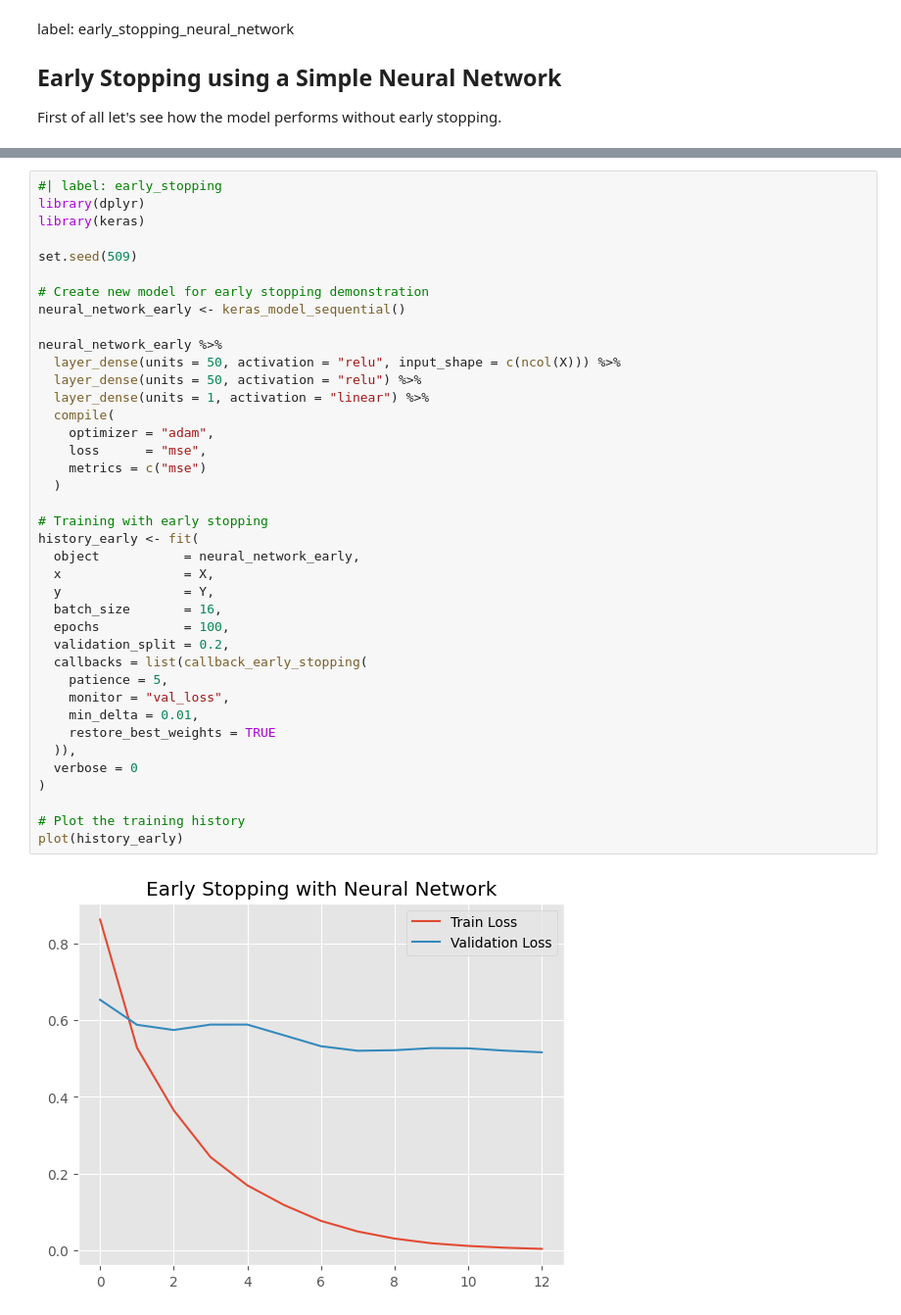
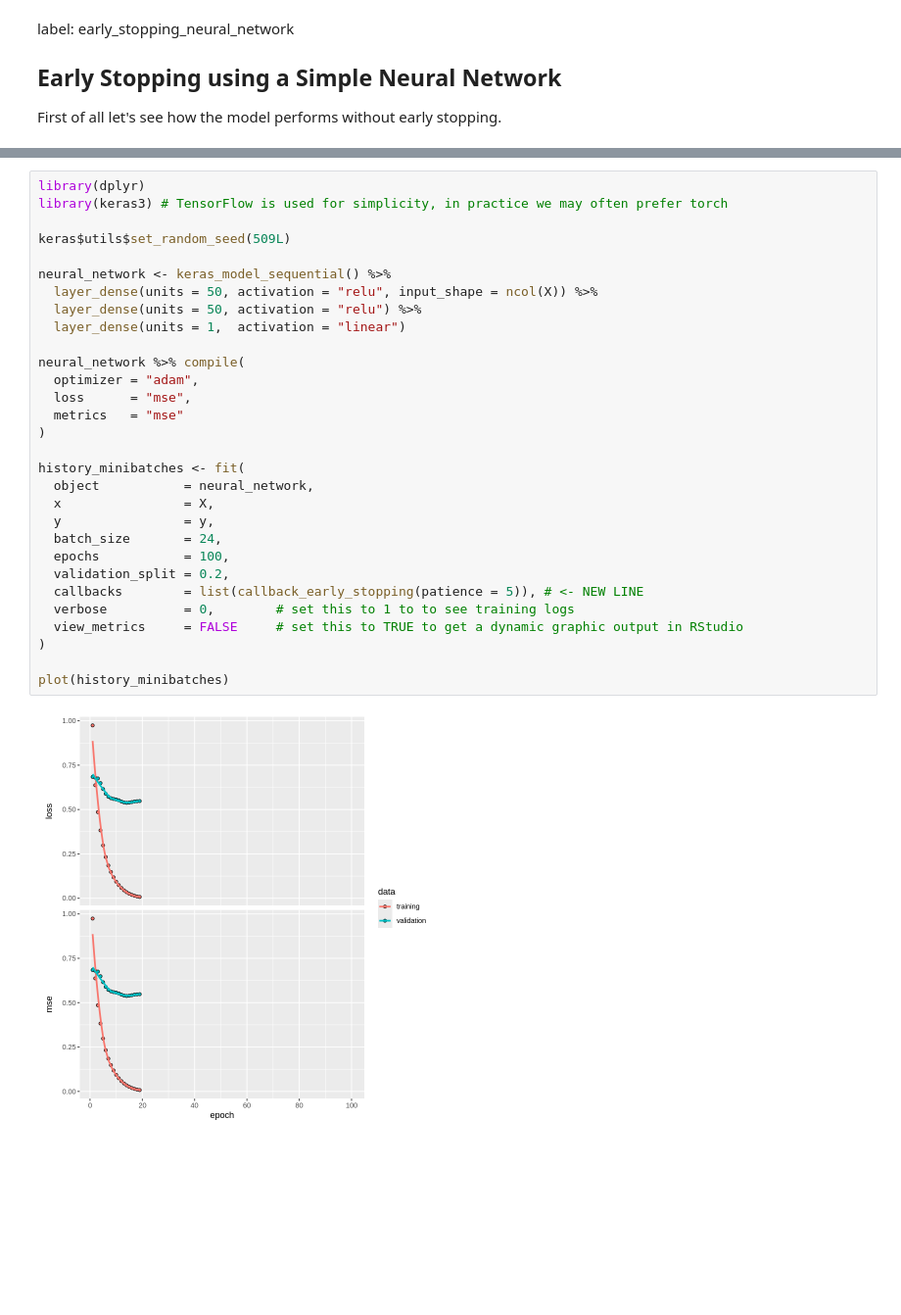
Before and after one commit to slds-lmu/lecture_sl, a Jupyter notebook: exercises/regularization-quarto/sol_regularization_1_R.ipynb, the cells around one changed output, grey strips where cells are left out. Shown at 98% size. Drawn from its saved outputs; the diff is of its cells as text; blank space fills up the shorter version.

Commit message:
regu 1, fix keras issue

```diff
--- a/exercises/regularization-quarto/sol_regularization_1_R.ipynb
+++ b/exercises/regularization-quarto/sol_regularization_1_R.ipynb
@@ -589,44 +484,35 @@ In order to avoid overfitting and use our computational resources more efficient
 
 In our case the validation loss did not start rising because the model had already achieved perfect fit (loss = 0) to the training data, so the weights were not updating anymore, and the validation loss did not change. Usually, for more complex DGP's achieving perfect fit is not possible.
 # %%
-#| label: early_stopping
 library(dplyr)
-library(keras)
+library(keras3) # TensorFlow is used for simplicity, in practice we may often prefer torch
 
-set.seed(509)
+keras$utils$set_random_seed(509L)
 
-# Create new model for early stopping demonstration
-neural_network_early <- keras_model_sequential()
+neural_network <- keras_model_sequential() %>%
+  layer_dense(units = 50, activation = "relu", input_shape = ncol(X)) %>%
+  layer_dense(units = 50, activation = "relu") %>%
+  layer_dense(units = 1,  activation = "linear")
 
-neural_network_early %>%
-  layer_dense(units = 50, activation = "relu", input_shape = c(ncol(X))) %>%
-  layer_dense(units = 50, activation = "relu") %>%
-  layer_dense(units = 1, activation = "linear") %>%
-  compile(
-    optimizer = "adam",
-    loss      = "mse",
-    metrics = c("mse")
-  )
+neural_network %>% compile(
+  optimizer = "adam",
+  loss      = "mse",
+  metrics   = "mse"
+)
 
-# Training with early stopping
-history_early <- fit(
-  object           = neural_network_early,
+history_minibatches <- fit(
+  object           = neural_network,
   x                = X,
-  y                = Y,
-  batch_size       = 16,
+  y                = y,
+  batch_size       = 24,
   epochs           = 100,
   validation_split = 0.2,
-  callbacks = list(callback_early_stopping(
-    patience = 5,
-    monitor = "val_loss",
-    min_delta = 0.01,
-    restore_best_weights = TRUE
-  )),
-  verbose = 0
+  callbacks        = list(callback_early_stopping(patience = 5)), # <- NEW LINE
+  verbose          = 0,        # set this to 1 to to see training logs
+  view_metrics     = FALSE     # set this to TRUE to get a dynamic graphic output in RStudio
 )
 
-# Plot the training history
-plot(history_early)
+plot(history_minibatches)
 # %% [output]
-[figure, old version]
+[figure, new version]
 # %% [markdown]
```
Also changed, not shown: parts of 25 cells of this notebook.
